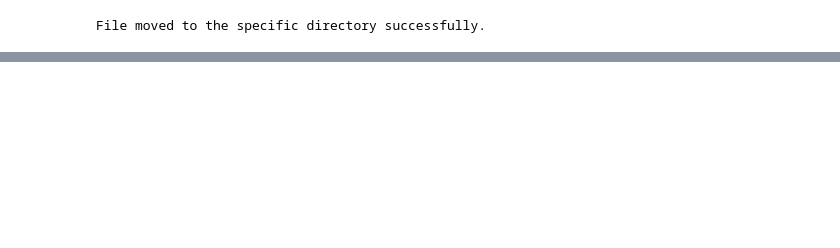
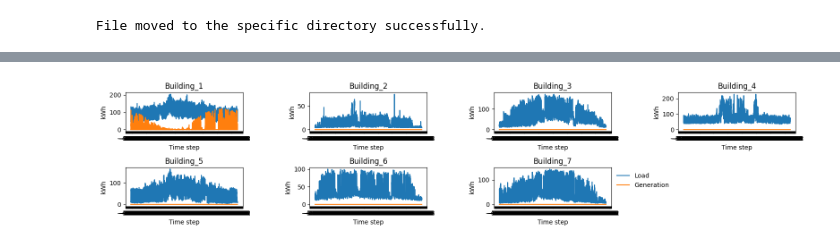
Before and after one commit to ParisaAligol/CityLearn-EVModel-Parisa, a Jupyter notebook: post_training.ipynb, the cells around one changed output, grey strips where cells are left out. Drawn from its saved outputs; the diff is of its cells as text; code cells hidden in the pictures; blank space fills up the shorter version.

```diff
--- a/post_training.ipynb
+++ b/post_training.ipynb
@@ -183,2 +258,8 @@ display(rbc_env.evaluate())
+# %%
+plot_building_guide(rbc_env)
+plt.savefig('case_study.png', format='png', dpi=600)
+plt.show()
+# %% [output]
+[figure, added]
 # %%
 # Average daily profile
```
Also changed, not shown: parts of 14 cells of this notebook.
